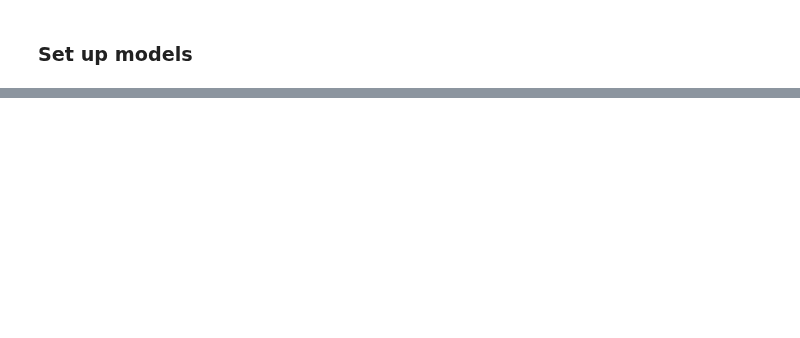
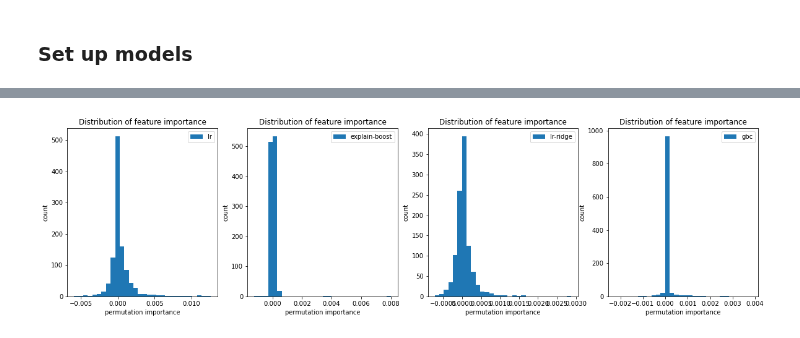
Before and after one commit to gradientinstitute/return2edu-paper, a Jupyter notebook: Modelling.ipynb, the cells around one changed output, grey strips where cells are left out. Saved outputs shown, nothing was run; the diff lists cells and outputs as text; code cells hidden in the pictures; blank space fills up the shorter version.

```diff
--- a/Modelling.ipynb
+++ b/Modelling.ipynb
@@ -260,0 +363,6 @@ p_medu1miss Missing indicator for highest education of respondent's mother
+# %%
+importances_r = extract_importance(models_raw,Xr_test,yr_test,features_r)
+# %%
+visualise_importance_distribution(importances_r)
+# %% [output]
+[figure, added]
```
Also changed, not shown: parts of 43 cells of this notebook, 1 other file.
